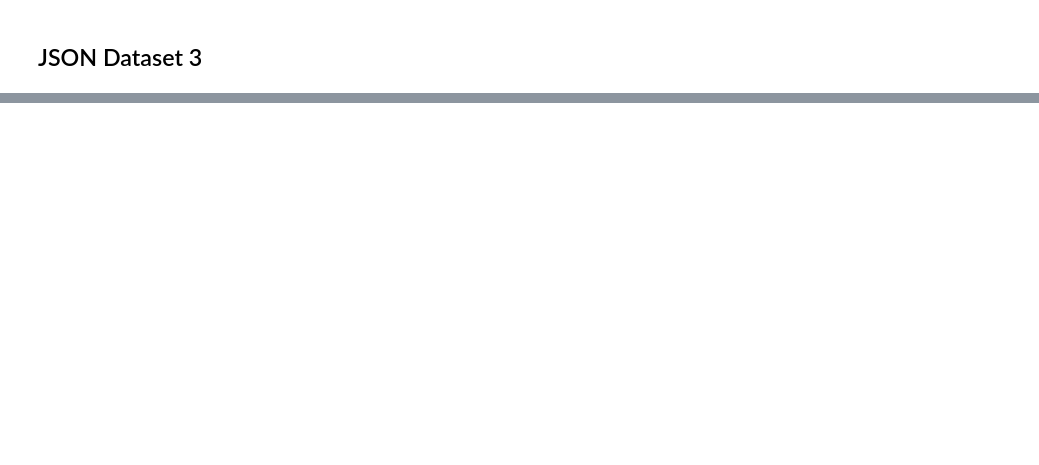
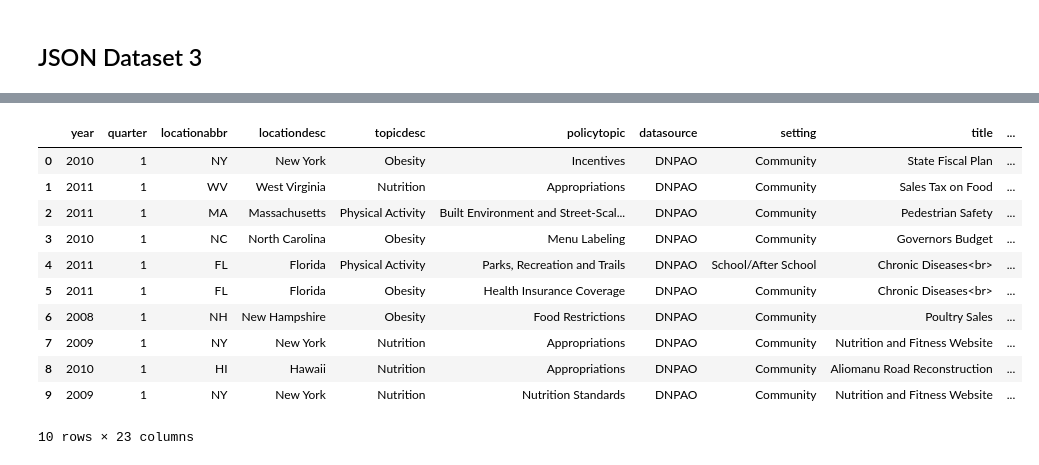
Before and after one commit to bonitr02/datasci_1_loading, a Jupyter notebook: HHA507_wk1_datasci_1_loading.ipynb, the cells around one changed output, grey strips where cells are left out. Saved outputs shown, nothing was run; the diff lists cells and outputs as text; code cells hidden in the pictures; blank space fills up the shorter version.

```diff
--- a/HHA507_wk1_datasci_1_loading.ipynb
+++ b/HHA507_wk1_datasci_1_loading.ipynb
@@ -155,0 +164,15 @@ obesity_legislation
+# %%
+obesity_legislation.head(10)
+# %% [output]
+|  | year | quarter | locationabbr | locationdesc | topicdesc | policytopic | datasource | setting | title | ... |
+| 0 | 2010 | 1 | NY | New York | Obesity | Incentives | DNPAO | Community | State Fiscal Plan | ... |
+| 1 | 2011 | 1 | WV | West Virginia | Nutrition | Appropriations | DNPAO | Community | Sales Tax on Food | ... |
+| 2 | 2011 | 1 | MA | Massachusetts | Physical Activity | Built Environment and Street-Scal... | DNPAO | Community | Pedestrian Safety | ... |
+| 3 | 2010 | 1 | NC | North Carolina | Obesity | Menu Labeling | DNPAO | Community | Governors Budget | ... |
+| 4 | 2011 | 1 | FL | Florida | Physical Activity | Parks, Recreation and Trails | DNPAO | School/After School | Chronic Diseases<br> | ... |
+| 5 | 2011 | 1 | FL | Florida | Obesity | Health Insurance Coverage | DNPAO | Community | Chronic Diseases<br> | ... |
+| 6 | 2008 | 1 | NH | New Hampshire | Obesity | Food Restrictions | DNPAO | Community | Poultry Sales | ... |
+| 7 | 2009 | 1 | NY | New York | Nutrition | Appropriations | DNPAO | Community | Nutrition and Fitness Website | ... |
+| 8 | 2010 | 1 | HI | Hawaii | Nutrition | Appropriations | DNPAO | Community | Aliomanu Road Reconstruction | ... |
+| 9 | 2009 | 1 | NY | New York | Nutrition | Nutrition Standards | DNPAO | Community | Nutrition and Fitness Website | ... |
+10 rows × 23 columns
```
Also changed, not shown: parts of 19 cells of this notebook.
